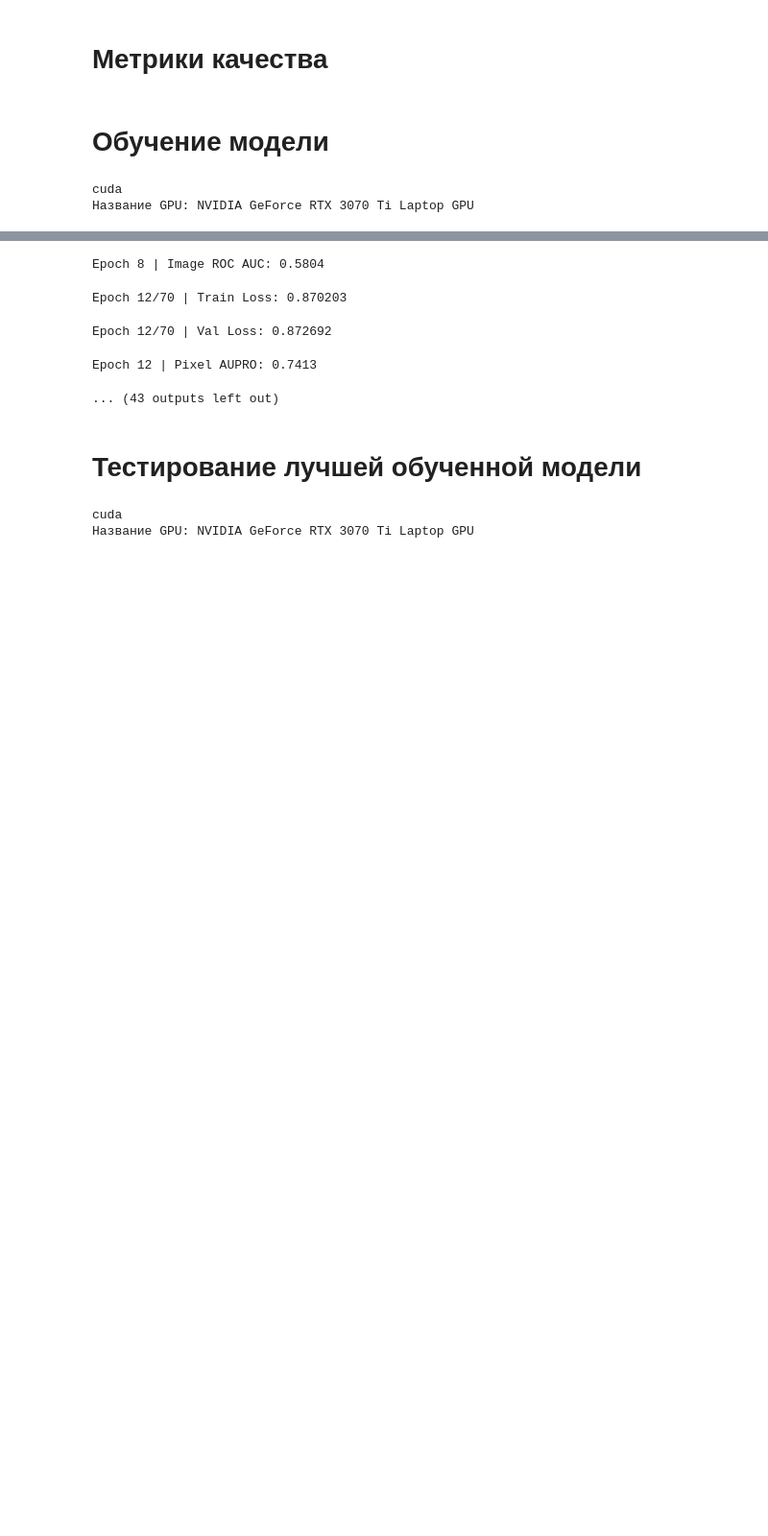
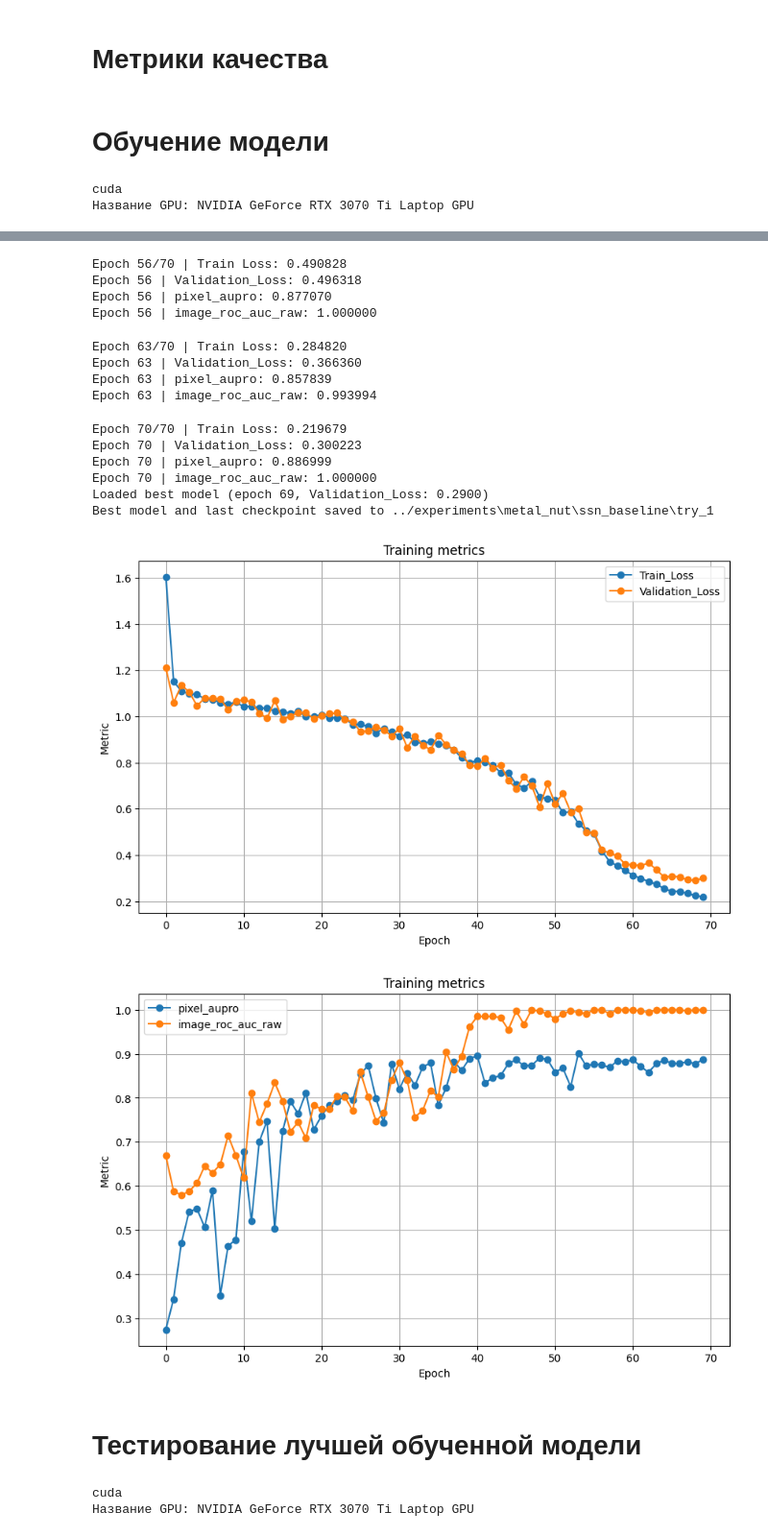
Before and after one commit to Buyan-Kirill/Graduate_work, a Jupyter notebook: code/SuperSimpleNet_mvtec.ipynb, the cells around one changed output, grey strips where cells are left out. Shown at 96% size. Cells and saved outputs as stored; diff of their text form; code cells hidden in the pictures; blank space fills up the shorter version.

Commit message:
Tuned baseline notebook

```diff
--- a/code/SuperSimpleNet_mvtec.ipynb
+++ b/code/SuperSimpleNet_mvtec.ipynb
@@ -66,8 +71,8 @@ assert torch.cuda.is_available(), "CUDA is not visible from this notebook kernel
 Для предобработки картинок и постобработке карт аномалий
 # %%
 dataset_path = os.path.join("../datasets", "MVTecAD")
-class_name = "hazelnut"
-test_groups = ["crack", "cut", "hole", "good"]
+class_name = "metal_nut"
+test_groups = None
 image_size = 256
 quality_metric_names = ["image_roc_auc_raw", "pixel_aupro"]
 # %%
@@ -180,6 +185,8 @@ class Segmentation_Dataset(Dataset):
         masks_path = os.path.join(root_dir, category, masks_dir)
         image_paths = []
         mask_paths = []
+        defect_types = []
+        image_names = []
         missing_masks = []
 
         for defect_type in sorted(os.listdir(imgs_path)):
@@ -215,6 +222,8 @@ class Segmentation_Dataset(Dataset):
 
                 image_paths.append(image_path)
                 mask_paths.append(mask_path)
+                defect_types.append(defect_type)
+                image_names.append(img_name)
 
         if missing_masks and strict_masks:
             preview = "\n".join(missing_masks[:5])
@@ -223,6 +232,8 @@ class Segmentation_Dataset(Dataset):
 
         self.images = image_paths
         self.masks = mask_paths
+        self.defect_types = defect_types
+        self.names = image_names
 
     def __len__(self):
         return len(self.images)
@@ -233,7 +244,7 @@ class Segmentation_Dataset(Dataset):
 
         image = self.img_transform(image) if self.img_transform else self.base_transform(image)
         mask = self.mask_transform(mask) if self.mask_transform else self.base_transform(mask)
-        return image, mask
+        return image, mask, self.defect_types[idx], self.names[idx]
 
 
 class Classification_Dataset(Dataset):
@@ -245,6 +256,8 @@ class Classification_Dataset(Dataset):
         imgs_path = os.path.join(root_dir, category, imgs_dir)
         image_paths = []
         image_labels = []
+        defect_types = []
+        image_names = []
         for defect_type in sorted(os.listdir(imgs_path)):
             if test_classes and defect_type not in test_classes:
                 continue
@@ -255,9 +268,13 @@ class Classification_Dataset(Dataset):
                 if img_name.lower().endswith((".png", ".jpg", ".jpeg")):
                     image_paths.append(os.path.join(class_path, img_name))
                     image_labels.append(0 if defect_type == good_class_dir else 1)
+                    defect_types.append(defect_type)
+                    image_names.append(img_name)
 
         self.images = image_paths
         self.labels = image_labels
+        self.defect_types = defect_types
+        self.names = image_names
 
     def __len__(self):
         return len(self.images)
@@ -266,5 +283,5 @@ class Classification_Dataset(Dataset):
         image = Image.open(self.images[idx]).convert("RGB")
         label = self.labels[idx]
         image = self.img_transform(image) if self.img_transform else self.base_transform(image)
-        return image, label
+        return image, label, self.defect_types[idx], self.names[idx]
 # %%
@@ -425,5 +632,12 @@ def predict_image_score(model, img, apply_sigmoid=False):
             score = torch.sigmoid(score)
     return float(score.cpu().item())
 # %%
-num_good_in_classification_test = sum(1 for _, label in classification_test_dataset if label == 0)
+if classification_test_dataset is not None:
+    num_good_in_classification_test = sum(
+        1
+        for i in range(len(classification_test_dataset))
+        if unpack_classification_sample(classification_test_dataset[i])[1] == 0
+    )
+else:
+    num_good_in_classification_test = 0
 print(f"Good images in classification test: {num_good_in_classification_test}")
@@ -656,20 +888,21 @@ model = SupersimplenetModel(
 trained_model = train_ssn_with_validation(
     model=model,
     train_dataset=train_dataset,
+    validation_dataset=normal_validation_dataset,
     segmentation_dataset=segmentation_val_dataset,
     classification_dataset=classification_val_dataset,
     num_epochs=70,
     learning_rate=1e-4,
     weight_decay=1e-5,
     device=device,
-    log_interval=4,
+    log_interval=7,
     log_dir=log_dir,
     batch_size=10,
     resume_from_checkpoint=False,
     freeze_extractor=True,
     early_stopping_patience=12,
-    early_stopping_metric="pixel_aupro",
-    early_stopping_mode="max"
+    early_stopping_metric="Validation_Loss",
+    early_stopping_mode="min"
 )
 # %% [output]
 Total parameters number: 33719363
@@ -686,8 +940,19 @@ Epoch 8 | Pixel AUPRO: 0.7349
-Epoch 8 | Image ROC AUC: 0.5804
+Epoch 56/70 | Train Loss: 0.490828
+Epoch 56 | Validation_Loss: 0.496318
+Epoch 56 | pixel_aupro: 0.877070
+Epoch 56 | image_roc_auc_raw: 1.000000
-Epoch 12/70 | Train Loss: 0.870203
+Epoch 63/70 | Train Loss: 0.284820
+Epoch 63 | Validation_Loss: 0.366360
+Epoch 63 | pixel_aupro: 0.857839
+Epoch 63 | image_roc_auc_raw: 0.993994
-Epoch 12/70 | Val Loss: 0.872692
+Epoch 70/70 | Train Loss: 0.219679
+Epoch 70 | Validation_Loss: 0.300223
+Epoch 70 | pixel_aupro: 0.886999
+Epoch 70 | image_roc_auc_raw: 1.000000
+Loaded best model (epoch 69, Validation_Loss: 0.2900)
+Best model and last checkpoint saved to ../experiments\metal_nut\ssn_baseline\try_1
-Epoch 12 | Pixel AUPRO: 0.7413
-... (43 outputs left out)
+[figure, added]
+[figure, added]
 # %% [markdown]
 # Тестирование лучшей обученной модели
 # %%
```
Also changed, not shown: parts of 10 cells of this notebook, 34 other files.
